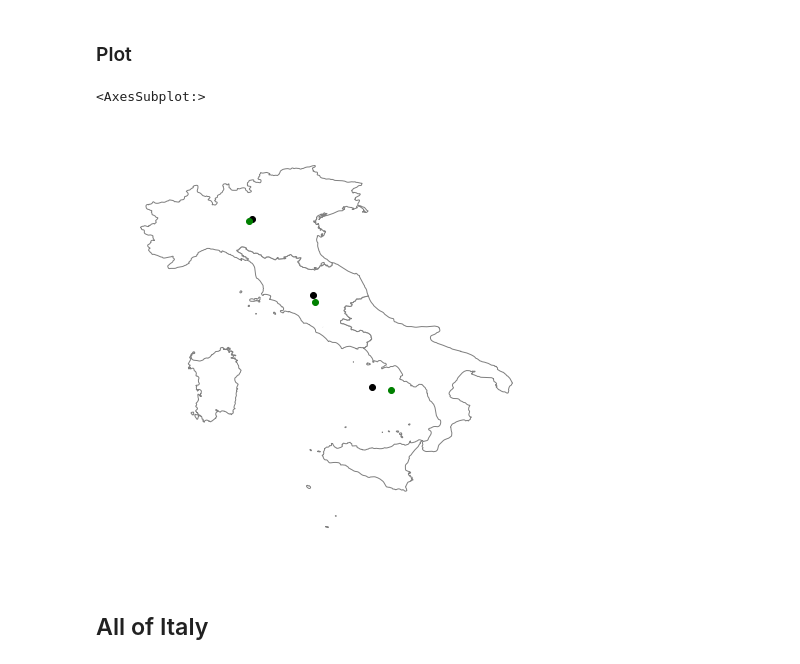
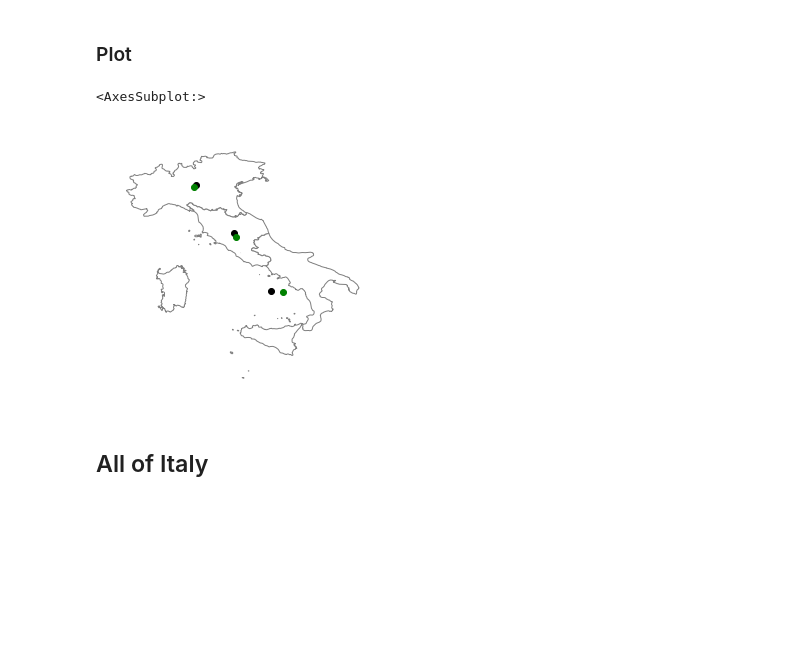
Before and after one commit to gregfeliu/Centroids_of_Italy, a Jupyter notebook: notebooks/3.Plotting_Centroids.ipynb, the cells around one changed output. Cells and saved outputs as stored; diff of their text form; code cells hidden in the pictures; blank space fills up the shorter version.

```diff
--- a/notebooks/3.Plotting_Centroids.ipynb
+++ b/notebooks/3.Plotting_Centroids.ipynb
@@ -158,12 +176,12 @@ cult_region_pop_weighted_gdf = gpd.GeoDataFrame(cult_region_coord_sum)
 ### Plot
 # %%
 # green is population center while black is geo center
-ax13 = cultural_region_centroids.plot(color='black', figsize=(8,8))
-cult_region_pop_weighted_gdf.plot(figsize=(8,8), ax=ax13, color='green')
-gplt.polyplot(cultural_region_geometries, facecolor='white', edgecolor='grey', ax=ax13, figsize=(8,8))
+ax3 = cultural_region_centroids.plot(color='black', figsize=(5,5))
+cult_region_pop_weighted_gdf.plot(figsize=(5,5), ax=ax3, color='green')
+gplt.polyplot(cultural_region_geometries, facecolor='white', edgecolor='grey', ax=ax3, figsize=(5,5))
 # %% [output]
 <AxesSubplot:>
-[figure, old version]
+[figure, new version]
 # %% [markdown]
 ## All of Italy
 # %% [markdown]
```
Also changed, not shown: parts of 9 cells of this notebook.
